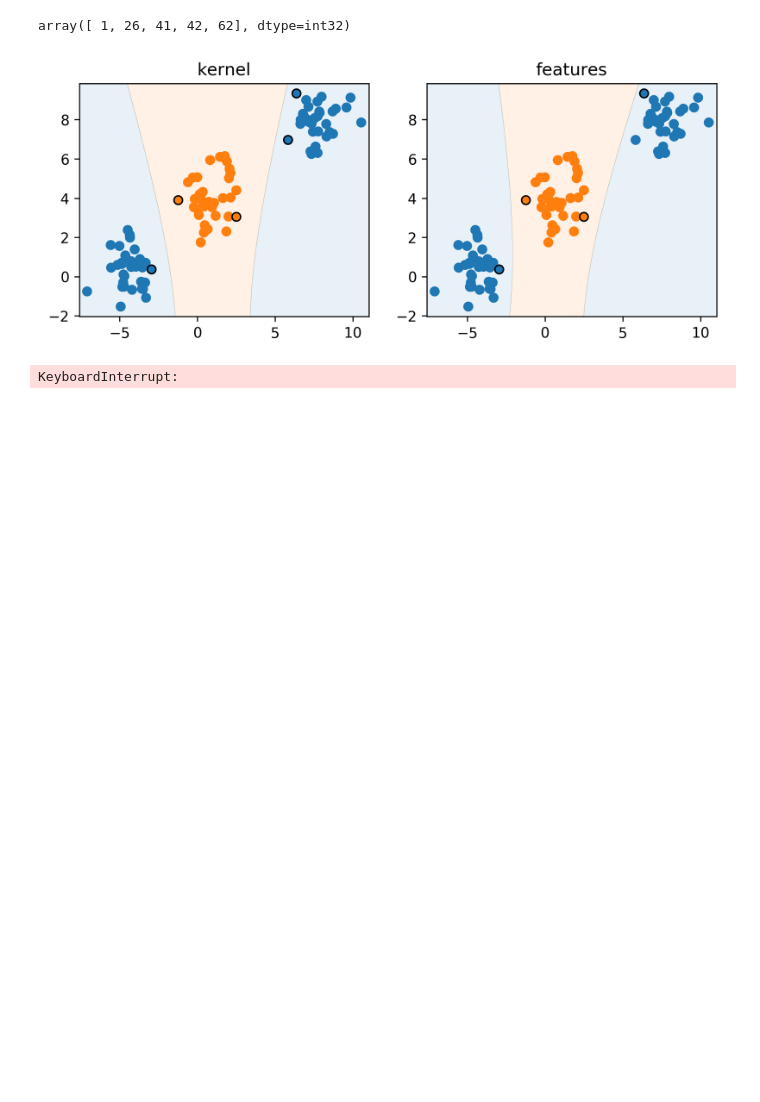
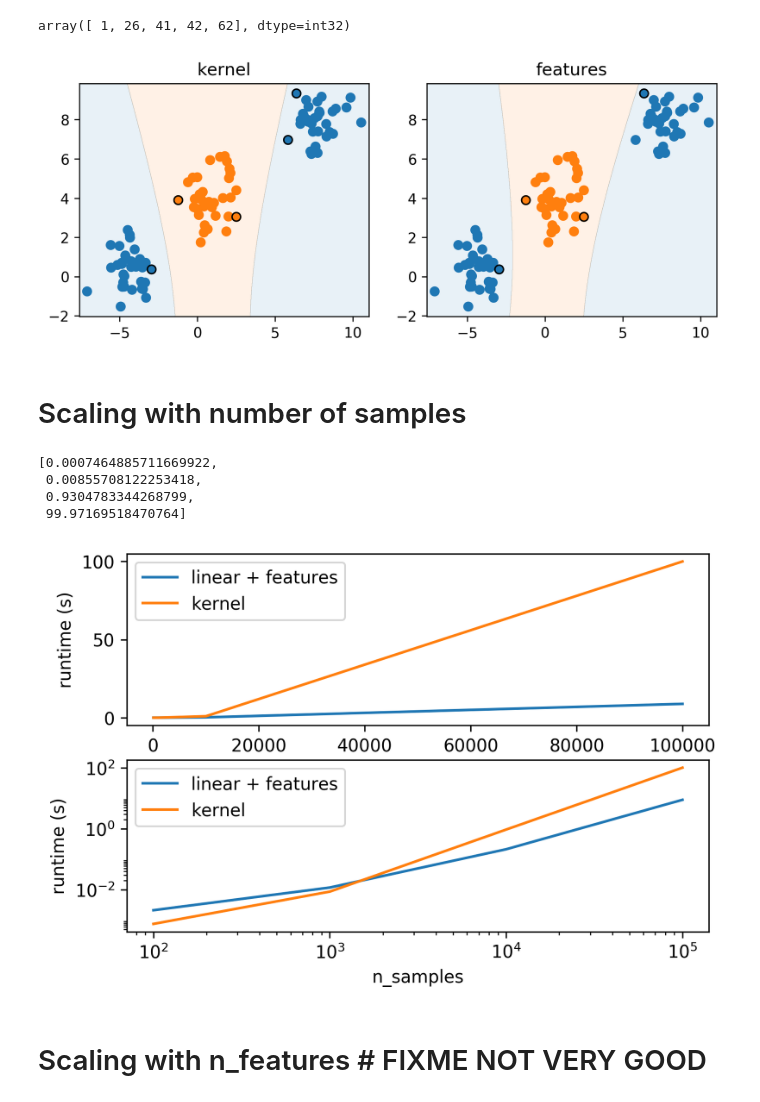
Before and after one commit to amueller/applied_ml_spring_2017, a Jupyter notebook: slides/aml-09.ipynb, the cells around one changed output. Cells and saved outputs as stored; diff of their text form; code cells hidden in the pictures; blank space fills up the shorter version.

```diff
--- a/slides/aml-09.ipynb
+++ b/slides/aml-09.ipynb
@@ -30,7 +31,7 @@ poly.get_feature_names()
 # %% [output]
 ['x0', 'x1', 'x0^2', 'x0 x1', 'x1^2']
 # %%
-linear_svm = SVC(kernel="linear", C=1).fit(X_poly, y)
+linear_svm = SVC(kernel="linear").fit(X_poly, y)
 poly_svm = SVC(kernel="poly", degree=2, coef0=1).fit(X, y)
 # %%
 linear_svm.coef_
@@ -74,9 +75,58 @@ for ax, model, name in zip(axes, [poly_svm, make_pipeline(poly, linear_svm)], ["
     ax.set_ylim(y_lin[0], y_lin[-1])
 # %% [output]
 [figure]
+# %% [markdown]
+# Scaling with number of samples
+# %%
+from time import time
+from sklearn.svm import LinearSVC
+
+linear, kernel = [], []
+samples = [100, 1000, 10000, 100000] #, 1e6, 1e7]
+for n_samples in samples:
+    X, y = make_blobs(n_samples=int(n_samples), random_state=0)
+    y = (y == 0).astype(np.int)
+    X_poly = PolynomialFeatures(include_bias=False).fit_transform(X)
+
+    tick = time()
+    LinearSVC(dual=False).fit(X_poly, y)
+    linear.append(time() - tick)
+    tick = time()
+    SVC(kernel="poly", degree=2, coef0=1).fit(X, y)
+    kernel.append(time() - tick)
+# %%
+kernel
+# %% [output]
+[0.0007464885711669922,
+ 0.00855708122253418,
+ 0.9304783344268799,
+ 99.97169518470764]
+# %%
+fig, axes = plt.subplots(2, 1)
+for ax in axes:
+    ax.plot(samples, linear, label="linear + features")
+    ax.plot(samples, kernel, label="kernel")
+    ax.set_ylabel("runtime (s)")
+    ax.set_xlabel("n_samples")
+    ax.legend()
+axes[1].set_xscale("log")
+axes[1].set_yscale("log")
+# %% [output]
+[figure, added]
+# %% [markdown]
+# Scaling with n_features # FIXME NOT VERY GOOD
 # %%
-X, y = make_blobs(n_samples=10000, random_state=0)
-y = (y == 0).astype(np.int)
-%timeit SVC(kernel="poly", degree=2, coef0=1).fit(X, y)
+from sklearn.datasets import make_classification
+linear, kernel = [], []
+features = []
+for n_features in features:
+    X, y = make_classification(n_samples=10000, random_state=0, n_features=int(n_features))
+    y = (y == 0).astype(np.int)
+    X_poly = PolynomialFeatures(degree=2, include_bias=False).fit_transform(X)
+
+    tick = time()
+    LinearSVC(loss="hinge").fit(X_poly, y)
+    linear.append(time() - tick)
+    tick = time()
+    SVC(kernel="poly", degree=2, coef0=1).fit(X, y)
+    kernel.append(time() - tick)
-# %% [output]
-KeyboardInterrupt:
```
Also changed, not shown: parts of 16 cells of this notebook, 1 other file.
